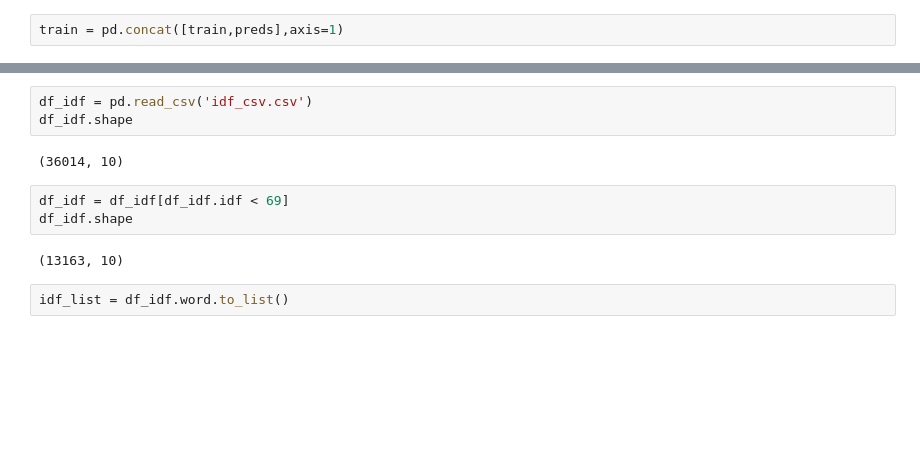
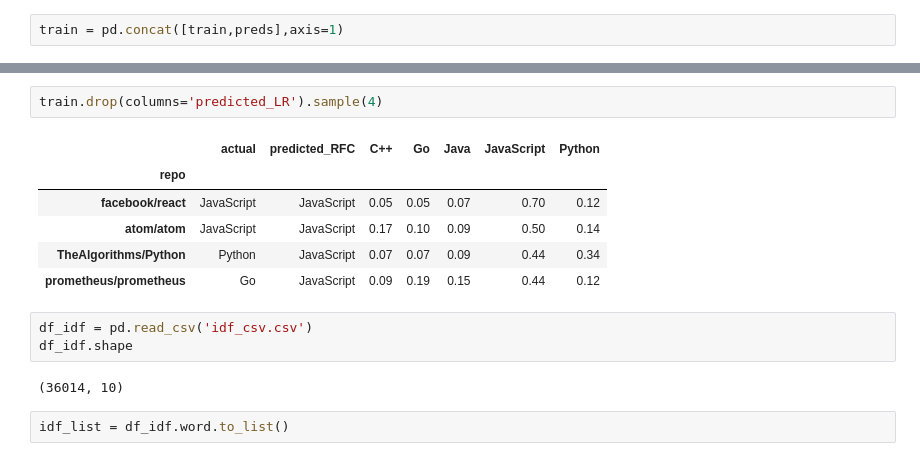
Before and after one commit to Tough-Scrape/nlp_project, a Jupyter notebook: nlp_final.ipynb, the cells around one changed output, grey strips where cells are left out. Drawn from its saved outputs; the diff is of its cells as text; blank space fills up the shorter version.

```diff
--- a/nlp_final.ipynb
+++ b/nlp_final.ipynb
@@ -380,13 +393,17 @@ train.head(12)
+# %%
+train.drop(columns='predicted_LR').sample(4)
+# %% [output]
+|  | actual | predicted_RFC | C++ | Go | Java | JavaScript | Python |
+| repo |  |  |  |  |  |  |  |
+| facebook/react | JavaScript | JavaScript | 0.05 | 0.05 | 0.07 | 0.70 | 0.12 |
+| atom/atom | JavaScript | JavaScript | 0.17 | 0.10 | 0.09 | 0.50 | 0.14 |
+| TheAlgorithms/Python | Python | JavaScript | 0.07 | 0.07 | 0.09 | 0.44 | 0.34 |
+| prometheus/prometheus | Go | JavaScript | 0.09 | 0.19 | 0.15 | 0.44 | 0.12 |
 # %%
 df_idf = pd.read_csv('idf_csv.csv')
 df_idf.shape
 # %% [output]
 (36014, 10)
-# %%
-df_idf = df_idf[df_idf.idf < 69]
-df_idf.shape
-# %% [output]
-(13163, 10)
 # %%
 idf_list = df_idf.word.to_list()
 # %%
```
Also changed, not shown: parts of 27 cells of this notebook.
